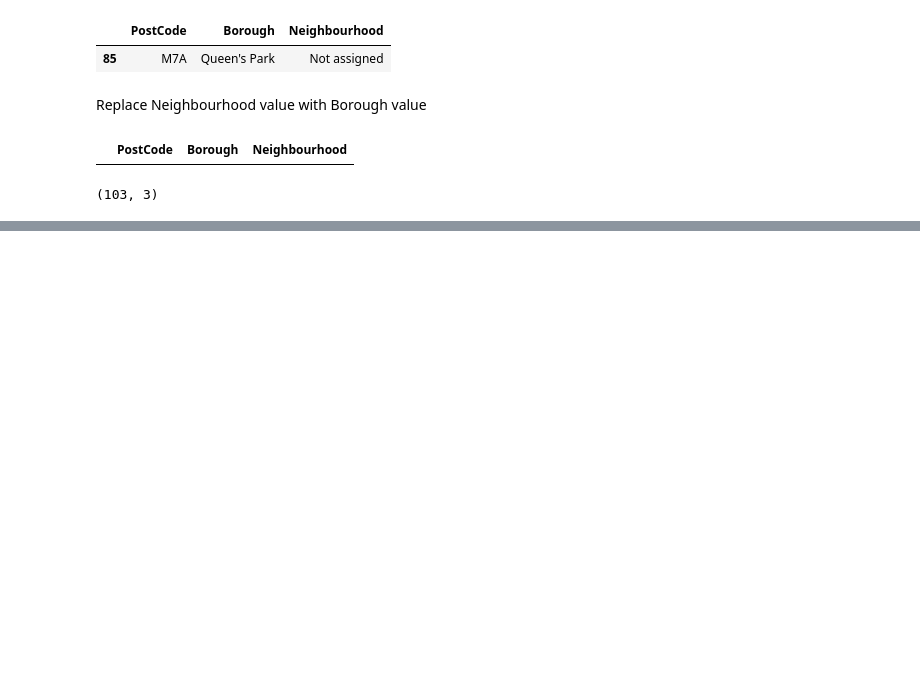
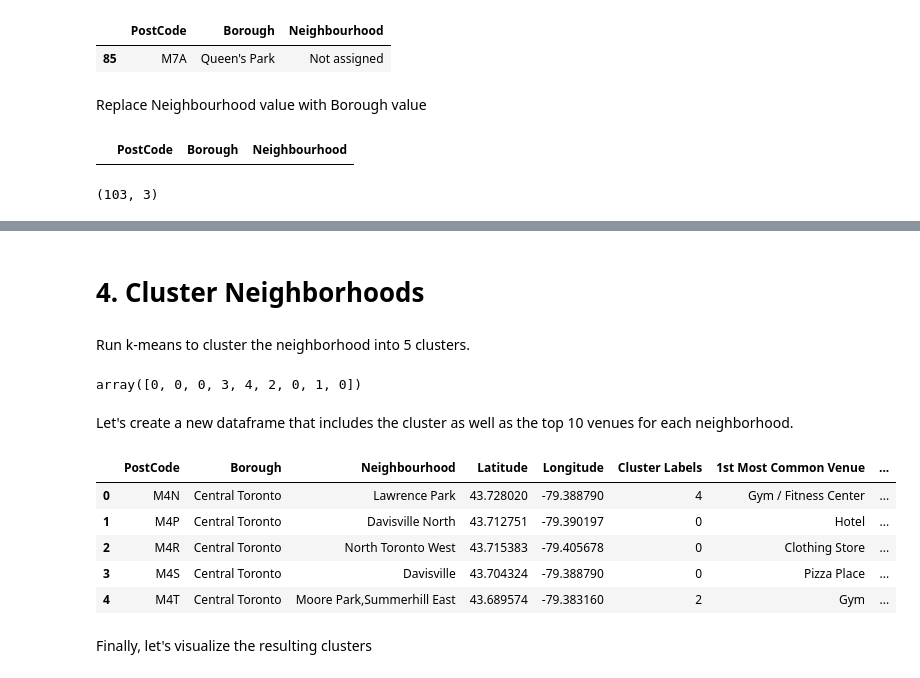
Before and after one commit to SammyOngaya/Coursera_Capstone, a Jupyter notebook: Clustering_Neighborhoods_in_Toronto.ipynb, the cells around one changed output, grey strips where cells are left out. Drawn from its saved outputs; the diff is of its cells as text; code cells hidden in the pictures; blank space fills up the shorter version.

```diff
--- a/Clustering_Neighborhoods_in_Toronto.ipynb
+++ b/Clustering_Neighborhoods_in_Toronto.ipynb
@@ -77,0 +533,21 @@ data.shape
+# %%
+num_top_venues = 10
+
+indicators = ['st', 'nd', 'rd']
+
+# create columns according to number of top venues
+columns = ['Neighbourhood']
+for ind in np.arange(num_top_venues):
+    try:
+        columns.append('{}{} Most Common Venue'.format(ind+1, indicators[ind]))
+    except:
+        columns.append('{}th Most Common Venue'.format(ind+1))
+
+# create a new dataframe
+neighborhoods_venues_sorted = pd.DataFrame(columns=columns)
+neighborhoods_venues_sorted['Neighbourhood'] = central_toronto_grouped['Neighbourhood']
+
+for ind in np.arange(central_toronto_grouped.shape[0]):
+    neighborhoods_venues_sorted.iloc[ind, 1:] = return_most_common_venues(central_toronto_grouped.iloc[ind, :], num_top_venues)
+
+neighborhoods_venues_sorted.head()
@@ -77,0 +561,38 @@ data.shape
+# %% [markdown]
+# 4. Cluster Neighborhoods
+# %% [markdown]
+Run k-means to cluster the neighborhood into 5 clusters.
+# %%
+# set number of clusters
+kclusters = 5
+
+central_toronto_grouped_clustering = central_toronto_grouped.drop('Neighbourhood', 1)
+
+# run k-means clustering
+kmeans = KMeans(n_clusters=kclusters, random_state=0).fit(central_toronto_grouped_clustering)
+
+# check cluster labels generated for each row in the dataframe
+kmeans.labels_[0:10]
+# %% [output]
+array([0, 0, 0, 3, 4, 2, 0, 1, 0])
+# %% [markdown]
+Let's create a new dataframe that includes the cluster as well as the top 10 venues for each neighborhood.
+# %%
+# add clustering labels
+neighborhoods_venues_sorted.insert(0, 'Cluster Labels', kmeans.labels_)
+
+central_toronto_merged = central_toronto_data
+
+# merge toronto_grouped with toronto_data to add latitude/longitude for each neighborhood
+central_toronto_merged = central_toronto_merged.join(neighborhoods_venues_sorted.set_index('Neighbourhood'), on='Neighbourhood')
+
+central_toronto_merged.head() # check the last columns!
+# %% [output]
+|  | PostCode | Borough | Neighbourhood | Latitude | Longitude | Cluster Labels | 1st Most Common Venue | ... |
+| 0 | M4N | Central Toronto | Lawrence Park | 43.728020 | -79.388790 | 4 | Gym / Fitness Center | ... |
+| 1 | M4P | Central Toronto | Davisville North | 43.712751 | -79.390197 | 0 | Hotel | ... |
+| 2 | M4R | Central Toronto | North Toronto West | 43.715383 | -79.405678 | 0 | Clothing Store | ... |
+| 3 | M4S | Central Toronto | Davisville | 43.704324 | -79.388790 | 0 | Pizza Place | ... |
+| 4 | M4T | Central Toronto | Moore Park,Summerhill East | 43.689574 | -79.383160 | 2 | Gym | ... |
+# %% [markdown]
+Finally, let's visualize the resulting clusters
```
Also changed, not shown: parts of 74 cells of this notebook, 1 other file.
